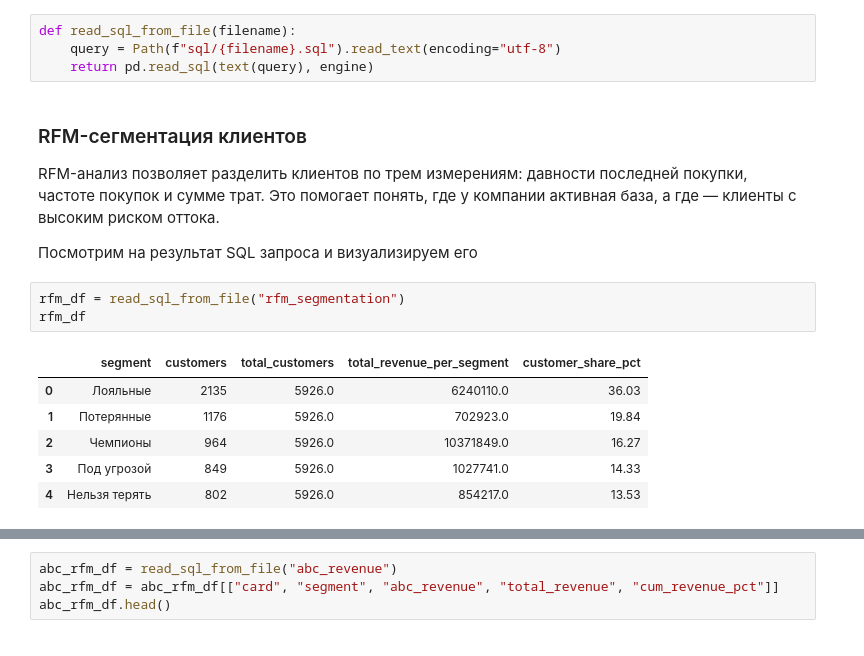
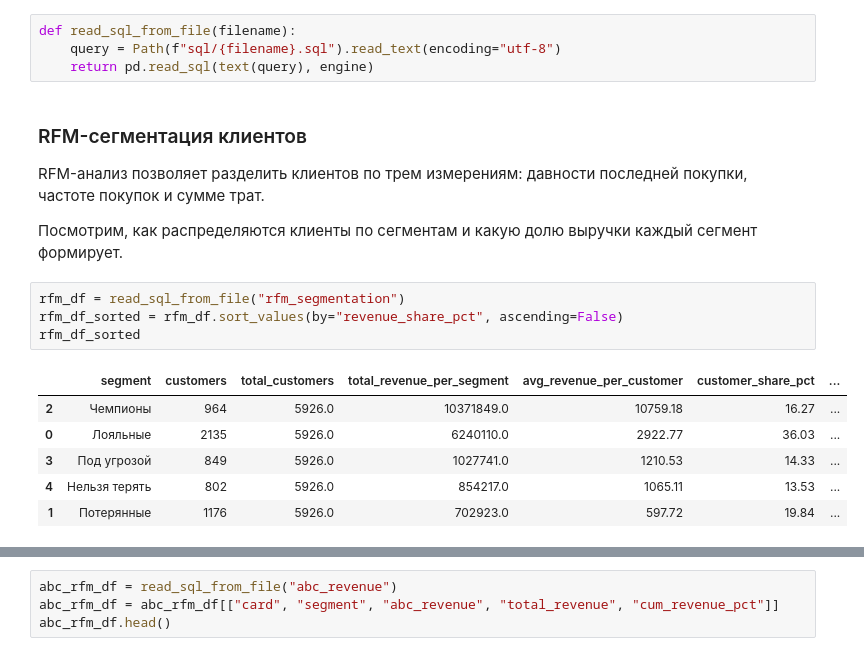
Before and after one commit to artkriukov/portfolio, a Jupyter notebook: projects/rfm-analysis-pharmacy/rfm-pharmacy-analysis.ipynb, the cells around one changed output, grey strips where cells are left out. Cells and saved outputs as stored; diff of their text form.

```diff
--- a/projects/rfm-analysis-pharmacy/rfm-pharmacy-analysis.ipynb
+++ b/projects/rfm-analysis-pharmacy/rfm-pharmacy-analysis.ipynb
@@ -87,16 +166,17 @@ def read_sql_from_file(filename):
 # %% [markdown]
 ### RFM-сегментация клиентов
 
-RFM-анализ позволяет разделить клиентов по трем измерениям: давности последней покупки, частоте покупок и сумме трат. Это помогает понять, где у компании активная база, а где — клиенты с высоким риском оттока.
+RFM-анализ позволяет разделить клиентов по трем измерениям: давности последней покупки, частоте покупок и сумме трат.
 
-Посмотрим на результат SQL запроса и визуализируем его
+Посмотрим, как распределяются клиенты по сегментам и какую долю выручки каждый сегмент формирует.
 # %%
 rfm_df = read_sql_from_file("rfm_segmentation")
-rfm_df
+rfm_df_sorted = rfm_df.sort_values(by="revenue_share_pct", ascending=False)
+rfm_df_sorted
 # %% [output]
-|  | segment | customers | total_customers | total_revenue_per_segment | customer_share_pct |
-| 0 | Лояльные | 2135 | 5926.0 | 6240110.0 | 36.03 |
-| 1 | Потерянные | 1176 | 5926.0 | 702923.0 | 19.84 |
-| 2 | Чемпионы | 964 | 5926.0 | 10371849.0 | 16.27 |
-| 3 | Под угрозой | 849 | 5926.0 | 1027741.0 | 14.33 |
-| 4 | Нельзя терять | 802 | 5926.0 | 854217.0 | 13.53 |
+|  | segment | customers | total_customers | total_revenue_per_segment | avg_revenue_per_customer | customer_share_pct | ... |
+| 2 | Чемпионы | 964 | 5926.0 | 10371849.0 | 10759.18 | 16.27 | ... |
+| 0 | Лояльные | 2135 | 5926.0 | 6240110.0 | 2922.77 | 36.03 | ... |
+| 3 | Под угрозой | 849 | 5926.0 | 1027741.0 | 1210.53 | 14.33 | ... |
+| 4 | Нельзя терять | 802 | 5926.0 | 854217.0 | 1065.11 | 13.53 | ... |
+| 1 | Потерянные | 1176 | 5926.0 | 702923.0 | 597.72 | 19.84 | ... |
```
Also changed, not shown: parts of 17 cells of this notebook, 2 other files.
